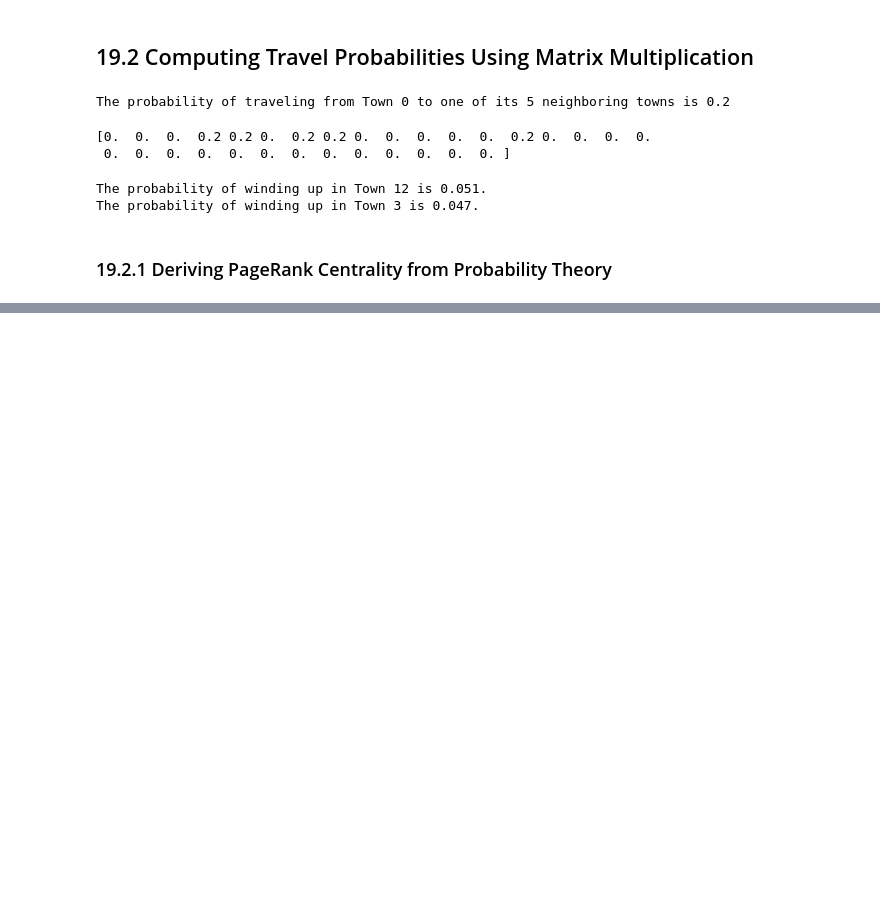
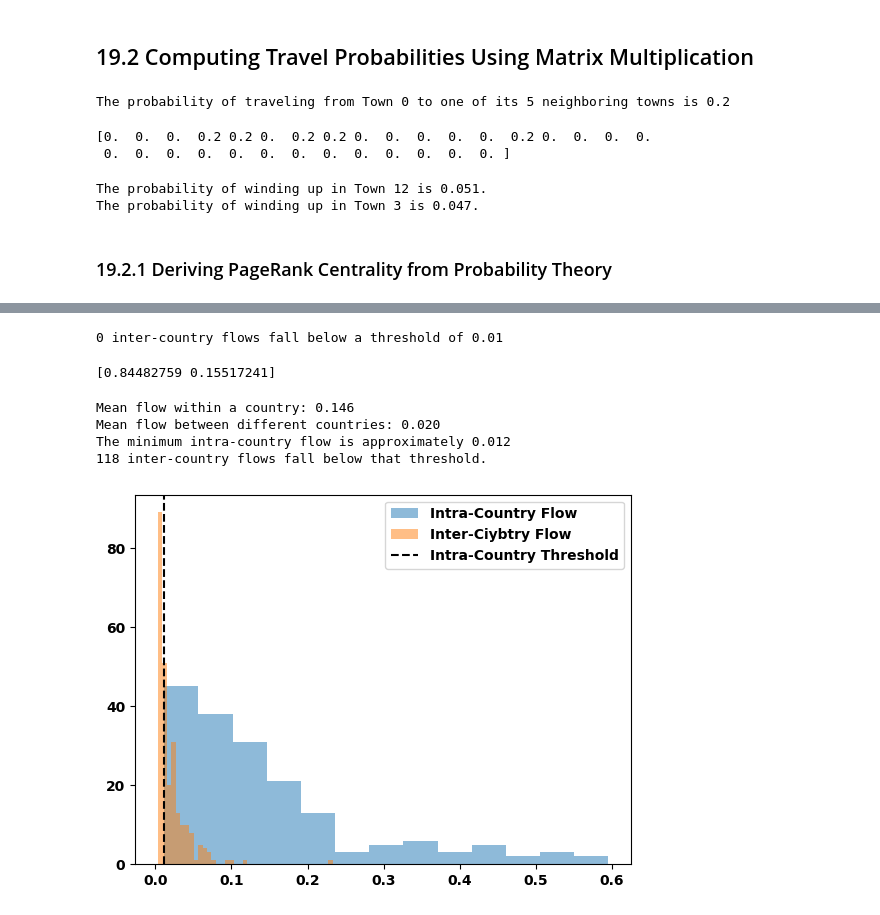
Before and after one commit to IanSinColorado/DataScienceBootcamp, a Jupyter notebook: Chapter19.ipynb, the cells around one changed output, grey strips where cells are left out. Drawn from its saved outputs; the diff is of its cells as text; code cells hidden in the pictures; blank space fills up the shorter version.

```diff
--- a/Chapter19.ipynb
+++ b/Chapter19.ipynb
@@ -190,0 +385,31 @@ The probability of winding up in Town 3 is 0.047.
+# %%
+# Decreasing the separation threshold
+num_below = np.count_nonzero((flow_matrix > 0.0) & (flow_matrix < 0.01))
+print(f"{num_below} inter-country flows fall below a threshold of 0.01")
+# %% [output]
+0 inter-country flows fall below a threshold of 0.01
+# %%
+# Exaggerating value difference through vector inflation
+v = np.array([0.7, 0.3])
+v2 = v ** 2
+v2 /= v2.sum()
+assert v.mean() == round(v2.mean(), 10)
+assert v2[0] > v[0]
+assert v2[1] < v[1]
+print(v2)
+# %% [output]
+[0.84482759 0.15517241]
+# %%
+# Exaggerating flow differences through vector inflation
+def inflate(matrix):
+    matrix = matrix ** 2
+    return matrix / matrix.sum(axis=0)
+
+flow_matrix = inflate(flow_matrix)
+compare_flow_distributions()
+# %% [output]
+Mean flow within a country: 0.146
+Mean flow between different countries: 0.020
+The minimum intra-country flow is approximately 0.012
+118 inter-country flows fall below that threshold.
+[figure, added]
```
Also changed, not shown: parts of 35 cells of this notebook.
